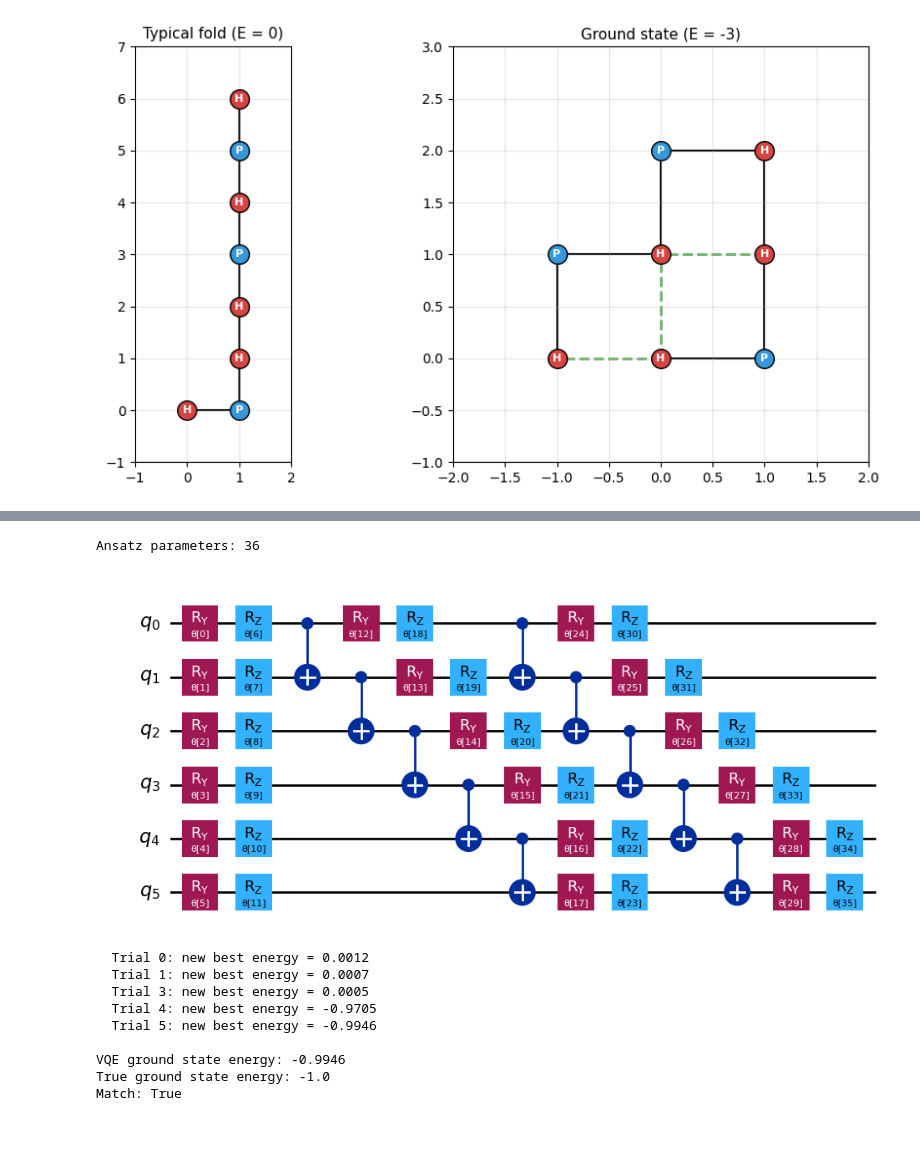
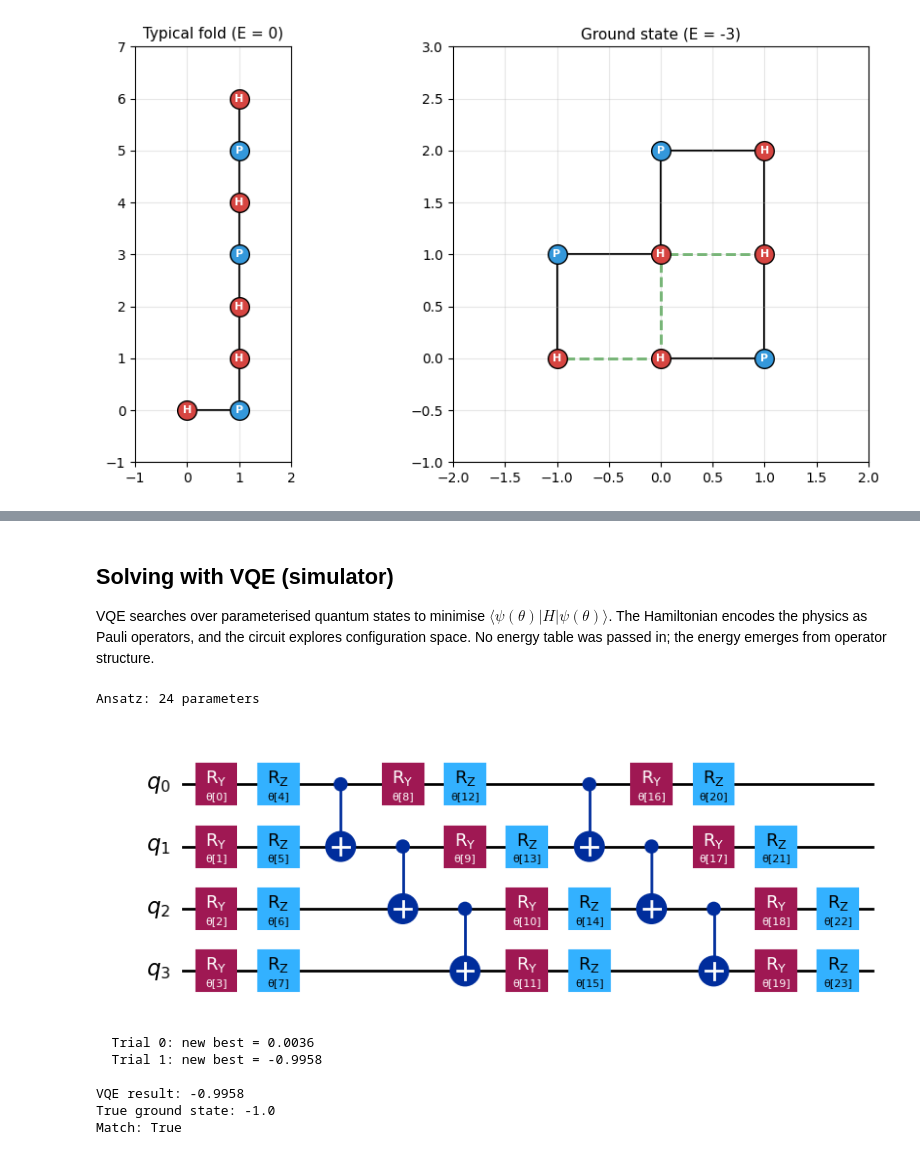
Before and after one commit to MehulBandhu/quantum_computing_explorations, a Jupyter notebook: protein_folding_energy.ipynb, the cells around one changed output, grey strips where cells are left out. Cells and saved outputs as stored; diff of their text form; code cells hidden in the pictures.

```diff
--- a/protein_folding_energy.ipynb
+++ b/protein_folding_energy.ipynb
@@ -238,58 +311,53 @@ VQE uses a parameterised circuit (ansatz) and a classical optimiser to find the
+# %% [markdown]
+## Solving with VQE (simulator)
+
+VQE searches over parameterised quantum states to minimise $\langle\psi(\theta)|H|\psi(\theta)\rangle$. The Hamiltonian encodes the physics as Pauli operators, and the circuit explores configuration space. No energy table was passed in; the energy emerges from operator structure.
 # %%
 from qiskit.circuit.library import EfficientSU2
+from scipy.optimize import minimize
 
-# EfficientSU2: layers of Ry, Rz rotations followed by entangling gates
 ansatz = EfficientSU2(n_qubits_vqe, reps=2, entanglement='linear')
-print(f"Ansatz parameters: {ansatz.num_parameters}")
-ansatz.decompose().draw('mpl', fold=60)
+print(f"Ansatz: {ansatz.num_parameters} parameters")
+ansatz.decompose().draw('mpl', fold=50)
 # %% [output]
-Ansatz parameters: 36
+Ansatz: 24 parameters
-[figure, old version]
+[figure, new version]
 # %%
-# VQE optimisation loop using statevector simulation
-from scipy.optimize import minimize
-
 def vqe_cost(params, ansatz, hamiltonian):
-    """Compute <psi(params)|H|psi(params)> exactly."""
     qc = ansatz.assign_parameters(params)
     sv = Statevector.from_instruction(qc)
     return np.real(sv.expectation_value(hamiltonian))
 
-best_energy_vqe = np.inf
-best_params_vqe = None
+best_energy = np.inf
+best_params = None
 vqe_history = []
 
-for trial in range(20):
+for trial in range(15):
     x0 = np.random.randn(ansatz.num_parameters) * np.pi
-
-    trial_history = []
-    def callback(params):
-        e = vqe_cost(params, ansatz, H_protein)
-        trial_history.append(e)
-
+    trial_hist = []
+    def callback(p):
+        trial_hist.append(vqe_cost(p, ansatz, H_protein))
     res = minimize(vqe_cost, x0, args=(ansatz, H_protein),
                    method='COBYLA', callback=callback,
-                   options={'maxiter': 500})
+                   options={'maxiter': 300})
+    vqe_history.extend(trial_hist)
+    if res.fun < best_energy:
+        best_energy = res.fun
+        best_params = res.x
+        print(f"  Trial {trial}: new best = {best_energy:.4f}")
 
-    vqe_history.extend(trial_history)
-    if res.fun < best_energy_vqe:
-        best_energy_vqe = res.fun
-        best_params_vqe = res.x
-        print(f"  Trial {trial}: new best energy = {best_energy_vqe:.4f}")
-
-true_ground = energies_vqe[energies_vqe < penalty].min()
-print(f"\nVQE ground state energy: {best_energy_vqe:.4f}")
-print(f"True ground state energy: {true_ground:.1f}")
-print(f"Match: {np.abs(best_energy_vqe - true_ground) < 0.1}")
+true_ground = min(energies_pauli[i] for i in range(16)
+                  if decode_fold(seq_small, [1, 2*((i>>1)&1)+((i>>0)&1),
+                                             2*((i>>3)&1)+((i>>2)&1)]) is not None)
+print(f"\nVQE result: {best_energy:.4f}")
+print(f"True ground state: {true_ground:.1f}")
+print(f"Match: {abs(best_energy - true_ground) < 0.1}")
 # %% [output]
-  Trial 0: new best energy = 0.0012
-  Trial 1: new best energy = 0.0007
-  Trial 3: new best energy = 0.0005
-  Trial 4: new best energy = -0.9705
-  Trial 5: new best energy = -0.9946
+  Trial 0: new best = 0.0036
+  Trial 1: new best = -0.9958
 
-VQE ground state energy: -0.9946
-True ground state energy: -1.0
+VQE result: -0.9958
+True ground state: -1.0
 Match: True
 # %%
 plt.figure(figsize=(8, 3))
```
Also changed, not shown: parts of 23 cells of this notebook, 1 other file.
